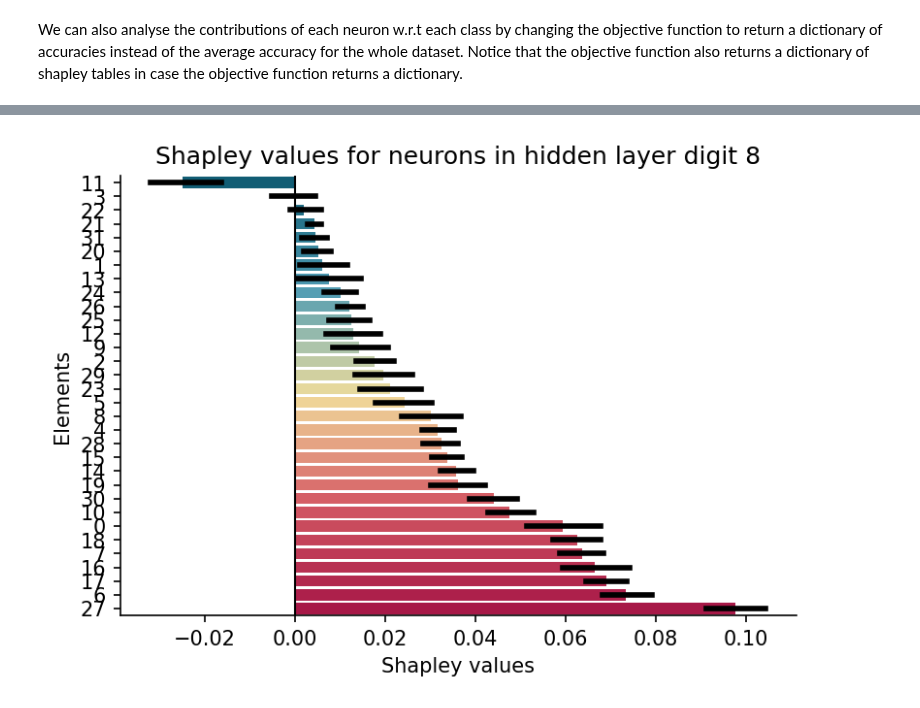
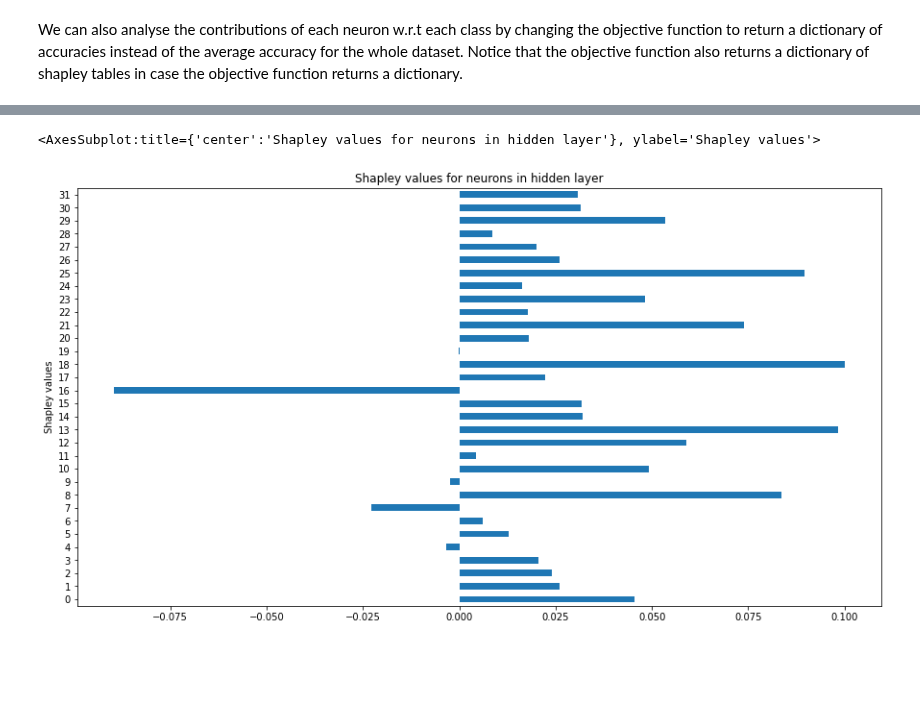
Before and after one commit to kuffmode/msa, a Jupyter notebook: docs/examples/mnist_torch.ipynb, the cells around one changed output, grey strips where cells are left out. Saved outputs shown, nothing was run; the diff lists cells and outputs as text; code cells hidden in the pictures; blank space fills up the shorter version.

```diff
--- a/docs/examples/mnist_torch.ipynb
+++ b/docs/examples/mnist_torch.ipynb
@@ -31,6 +31,6 @@ from torchvision import datasets
 from sklearn.metrics import accuracy_score, confusion_matrix
 # %%
 # Device configuration
-device = torch.device('cuda')
+device = torch.device('cpu')
 device
 # %% [output]
@@ -158,11 +158,11 @@ def evaluate_model(lesion_idx: Optional[Union[int, List[int]]] = None, num_batch
 
 def accuracy_each_class(targets, preds):
     matrix = confusion_matrix(targets, preds)
-    acc = {}
+    acc = []
     for i, val in enumerate(matrix.diagonal()/(matrix.sum(axis=1)+ 1e-6)):
-        acc[f"{i}"] = val
+        acc.append(val)
 
-    return acc
+    return np.array(acc)
 # %%
 print(f"the accuracy of the model on the first batch without leasoning is: {evaluate_model(num_batches=1)}")
 # %% [output]
@@ -191,10 +190,10 @@ shapley_table.plot_shapley_ranks(150, xlabel="Shapley values", ylabel="Elements"
 # %% [markdown]
 We can also analyse the contributions of each neuron w.r.t each class by changing the objective function to return a dictionary of accuracies instead of the average accuracy for the whole dataset. Notice that the objective function also returns a dictionary of shapley tables in case the objective function returns a dictionary.
 # %%
-shapley_table, _, _ = msa.interface(
+shapley_table = msa.interface(
     elements=ground_truth_elements,
     n_permutations=1000, # might want to increase it for better results
     objective_function=partial(evaluate_model, score_fn=accuracy_each_class, num_batches=1), #only the first batch to save time. But the batch size is 1024 i.e ~100 images per class
-    n_parallel_games=1, #parallelized over all CPU cores
+    n_parallel_games=-1, #parallelized over all CPU cores
     rng=RNG)
 # %%
@@ -207,7 +207,8 @@ shapley_table_digit0.plot_shapley_ranks(150, xlabel="Shapley values", ylabel="El
 # %%
-shapley_table_digit8 = shapley_table.get_shapley_table_score('8')
+shapley_table_digit8 = shapley_table.iloc[8]
 
-shapley_table_digit8.plot_shapley_ranks(150, xlabel="Shapley values", ylabel="Elements",
-                                 title="Shapley values for neurons in hidden layer digit 8")
+shapley_table_digit8.plot(kind='barh', figsize=(15,8), xlabel="Shapley values", ylabel="Elements",
+                                 title="Shapley values for neurons in hidden layer")
 # %% [output]
+<AxesSubplot:title={'center':'Shapley values for neurons in hidden layer'}, ylabel='Shapley values'>
-[figure, old version]
+[figure, new version]
```
Also changed, not shown: parts of 6 cells of this notebook, 5 other files.
